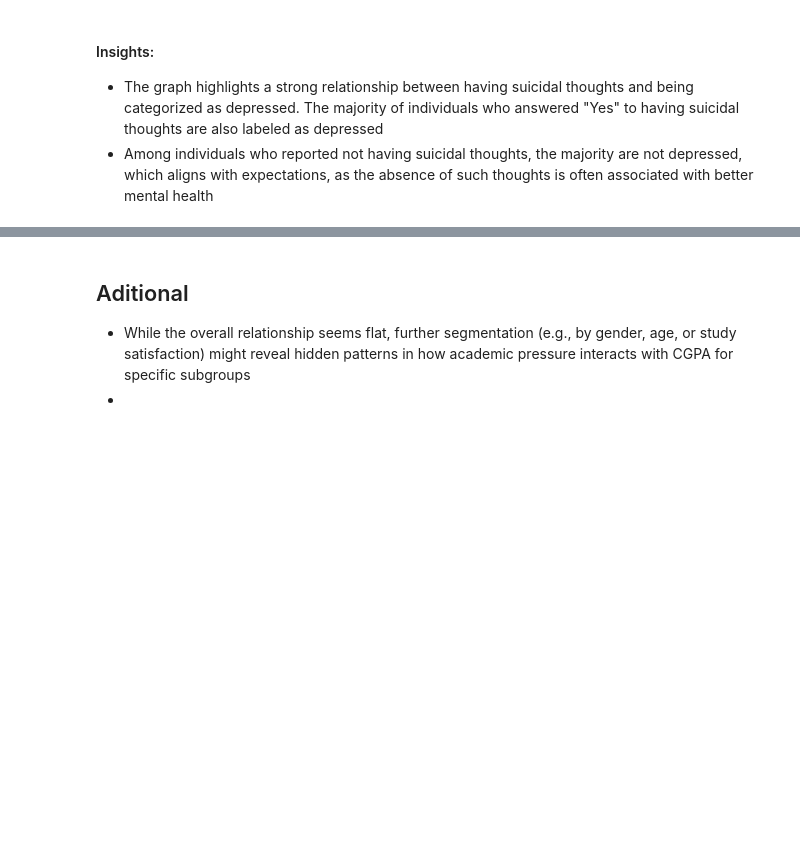
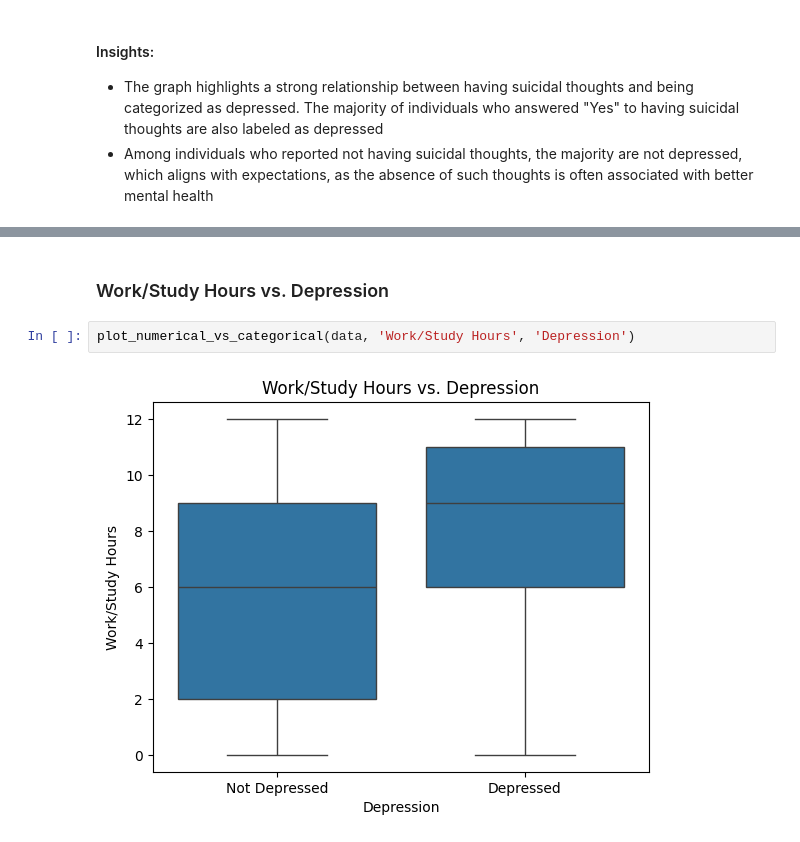
Before and after one commit to ktxdev/mind-matters, a Jupyter notebook: notebooks/train_eda.ipynb, the cells around one changed output, grey strips where cells are left out. Cells and saved outputs as stored; diff of their text form; blank space fills up the shorter version.

```diff
--- a/notebooks/train_eda.ipynb
+++ b/notebooks/train_eda.ipynb
@@ -962,4 +859,6 @@ Index(['Gender', 'Age', 'City', 'Working Professional or Student',
-# %% [markdown]
-## Aditional
-- While the overall relationship seems flat, further segmentation (e.g., by gender, age, or study satisfaction) might reveal hidden patterns in how academic pressure interacts with CGPA for specific subgroups
--
+# %% [markdown]
+### Work/Study Hours vs. Depression
+# %%
+plot_numerical_vs_categorical(data, 'Work/Study Hours', 'Depression')
+# %% [output]
+[figure, added]
```
Also changed, not shown: parts of 9 cells of this notebook.
